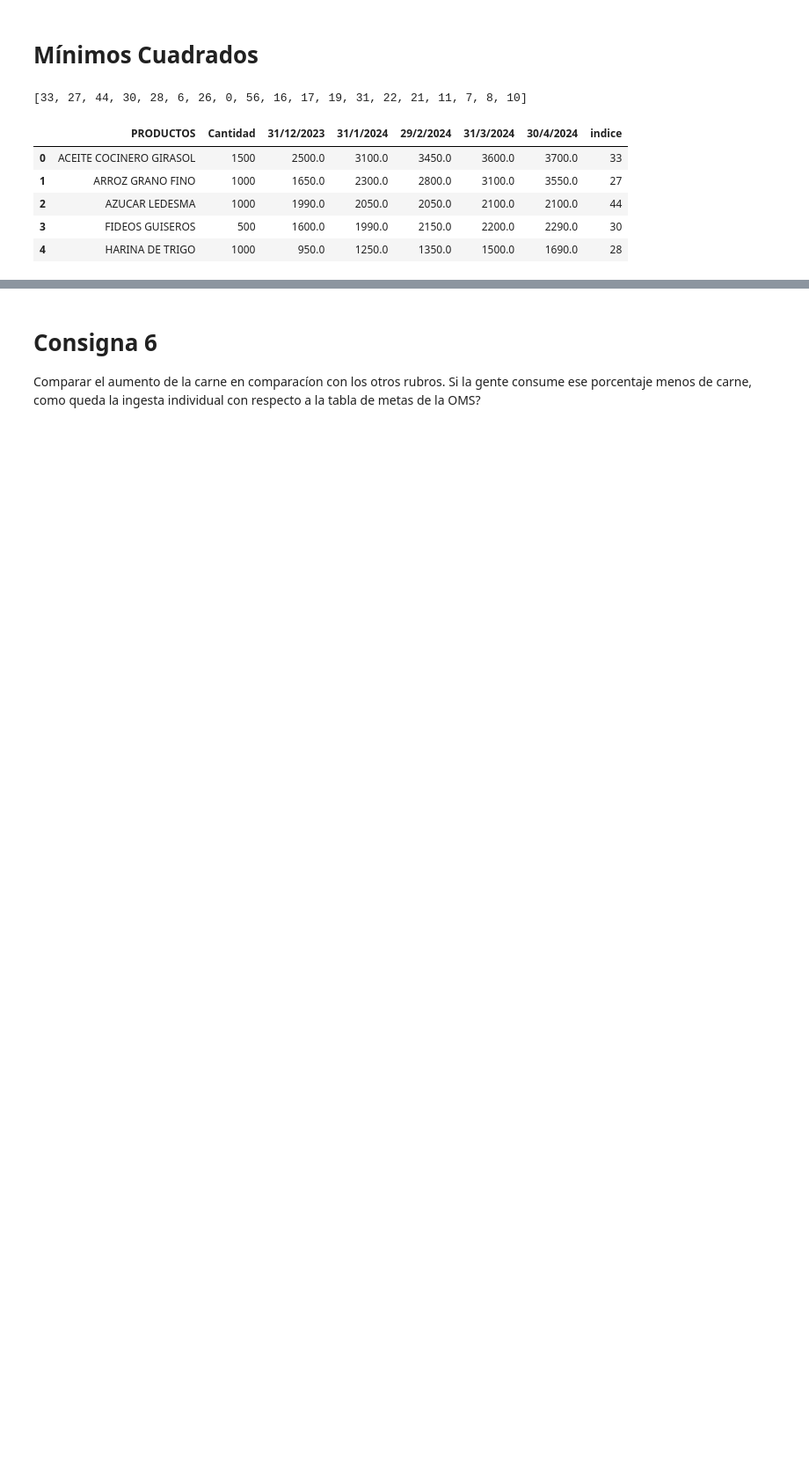
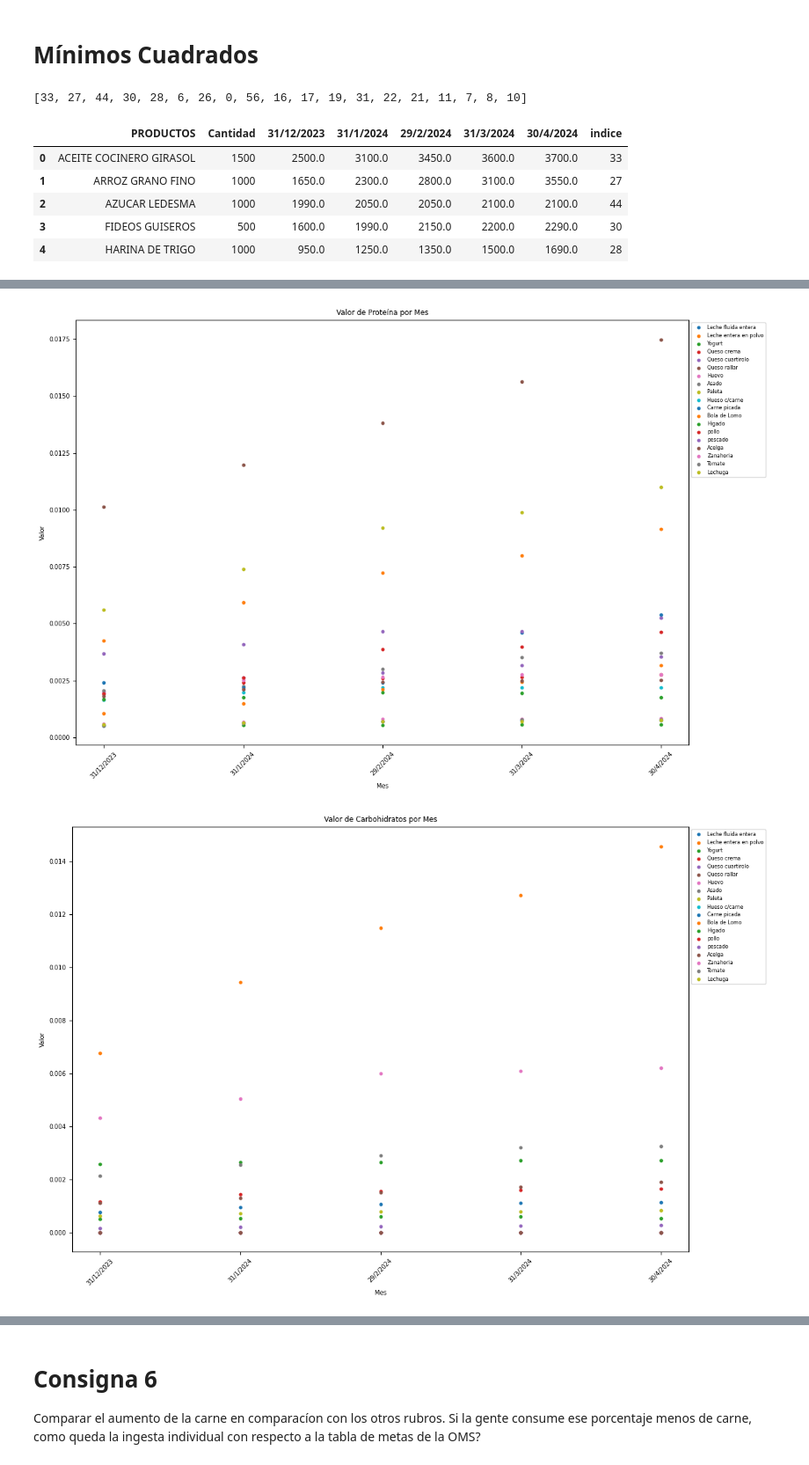
Before and after one commit to pedrobergaglio/algebra-lineal-computacional-2024, a Jupyter notebook: Enunciado TP2 y datos-20240601/Resolución.ipynb, the cells around one changed output, grey strips where cells are left out. Shown at 88% size. Drawn from its saved outputs; the diff is of its cells as text; code cells hidden in the pictures; blank space fills up the shorter version.

```diff
--- a/Enunciado TP2 y datos-20240601/Resolución.ipynb
+++ b/Enunciado TP2 y datos-20240601/Resolución.ipynb
@@ -590,0 +639,22 @@ dtype: float64
+# %%
+# Función para crear un gráfico para un nutriente dado usando puntos en lugar de líneas
+def plot_nutrient(data, title):
+    plt.figure(figsize=(12, 8))
+    for alimento in data['Alimento'].unique():
+        subset = data[data['Alimento'] == alimento]
+        plt.scatter(subset['Mes'], subset['Valor'], label=alimento, s=10)  # s=10 para definir el tamaño de los puntos
+    plt.xlabel('Mes')
+    plt.ylabel('Valor')
+    plt.title(title)
+    plt.legend(loc='upper left', bbox_to_anchor=(1, 1), fontsize='small')
+    plt.xticks(rotation=45)
+    plt.tight_layout()
+    plt.show()
+
+# Graficar cada nutriente
+plot_nutrient(df_proteina, 'Valor de Proteína por Mes')
+plot_nutrient(df_hc, 'Valor de Carbohidratos por Mes')
+plot_nutrient(df_grasas, 'Valor de Grasas por Mes')
+# %% [output]
+[figure, added]
+[figure, added]
```
Also changed, not shown: parts of 12 cells of this notebook.
